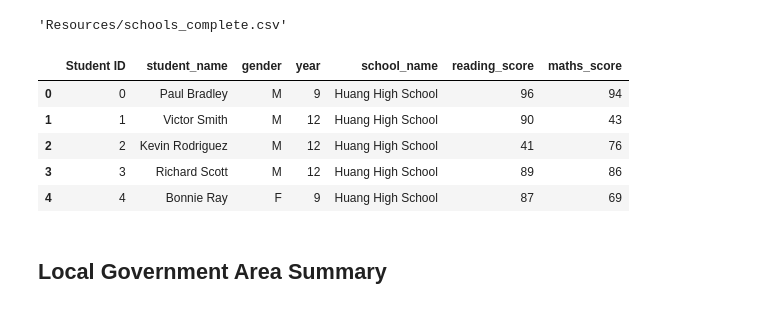
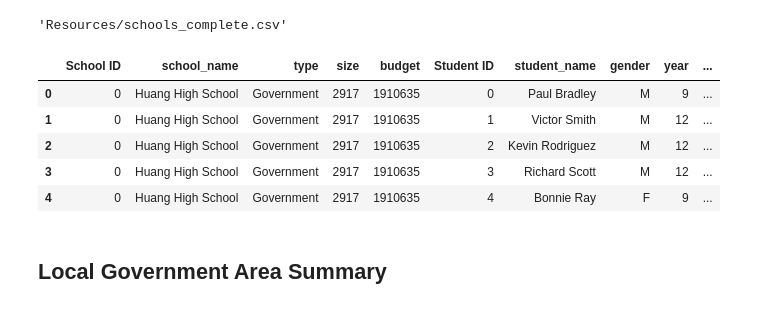
Before and after one commit to oli124/pandas-challenge, a Jupyter notebook: PyCitySchools/PyCitySchools.ipynb, the cells around one changed output. Saved outputs shown, nothing was run; the diff lists cells and outputs as text; code cells hidden in the pictures.

Commit message:
module 4 assignment - completed up to 'scores by school size'

```diff
--- a/PyCitySchools/PyCitySchools.ipynb
+++ b/PyCitySchools/PyCitySchools.ipynb
@@ -13,19 +13,19 @@ schools_data
 # %%
 # Use pandas to read data, define individual data frames and merge to create combined dataframe
 schools_data_df = pd.read_csv(schools_data)
 
 students_data_df = pd.read_csv(students_data)
 
 combined_data_df = pd.merge(schools_data_df, students_data_df, how="left", on=["school_name","school_name"])
 
-students_data_df.head()
+combined_data_df.head()
 # %% [output]
-|  | Student ID | student_name | gender | year | school_name | reading_score | maths_score |
-| 0 | 0 | Paul Bradley | M | 9 | Huang High School | 96 | 94 |
-| 1 | 1 | Victor Smith | M | 12 | Huang High School | 90 | 43 |
-| 2 | 2 | Kevin Rodriguez | M | 12 | Huang High School | 41 | 76 |
-| 3 | 3 | Richard Scott | M | 12 | Huang High School | 89 | 86 |
-| 4 | 4 | Bonnie Ray | F | 9 | Huang High School | 87 | 69 |
+|  | School ID | school_name | type | size | budget | Student ID | student_name | gender | year | ... |
+| 0 | 0 | Huang High School | Government | 2917 | 1910635 | 0 | Paul Bradley | M | 9 | ... |
+| 1 | 0 | Huang High School | Government | 2917 | 1910635 | 1 | Victor Smith | M | 12 | ... |
+| 2 | 0 | Huang High School | Government | 2917 | 1910635 | 2 | Kevin Rodriguez | M | 12 | ... |
+| 3 | 0 | Huang High School | Government | 2917 | 1910635 | 3 | Richard Scott | M | 12 | ... |
+| 4 | 0 | Huang High School | Government | 2917 | 1910635 | 4 | Bonnie Ray | F | 9 | ... |
 # %% [markdown]
 ## Local Government Area Summary
 # %%
```
Also changed, not shown: parts of 11 cells of this notebook.
